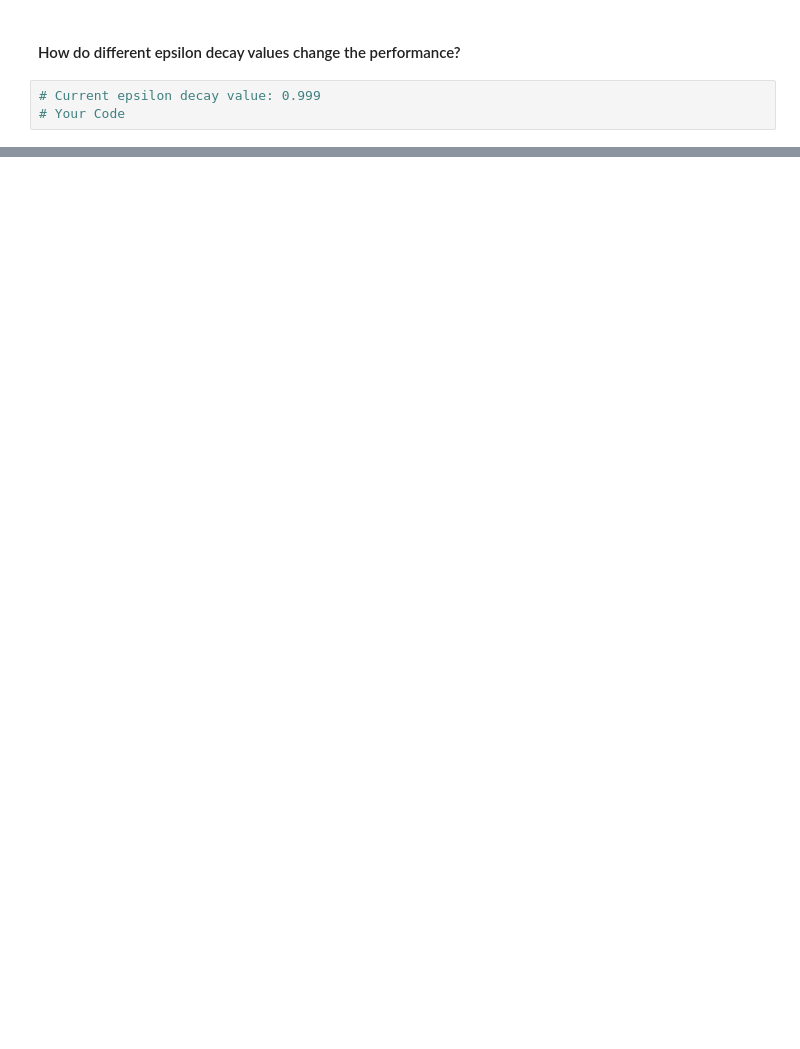
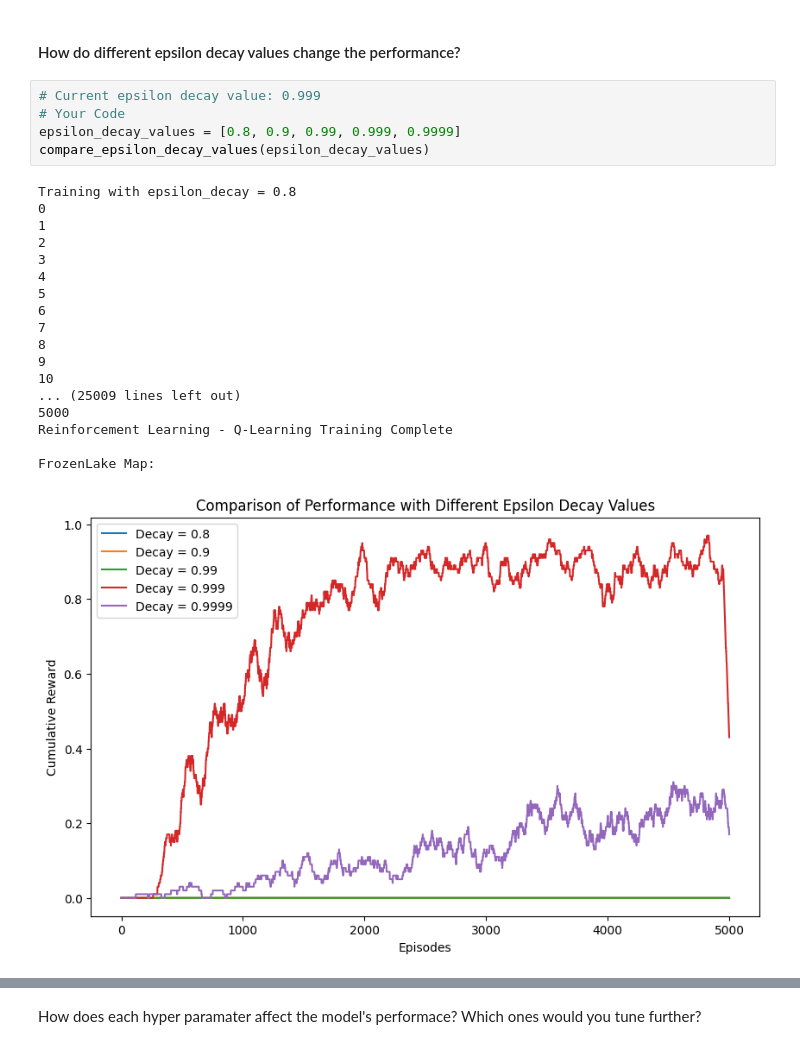
Before and after one commit to aimlworkshop/workshop, a Jupyter notebook: Session1/reinforcement.ipynb, the cells around one changed output, grey strips where cells are left out. Drawn from its saved outputs; the diff is of its cells as text; blank space fills up the shorter version.

```diff
--- a/Session1/reinforcement.ipynb
+++ b/Session1/reinforcement.ipynb
@@ -335,3 +467,24 @@ compare_alpha_values(alpha_values)
 # %%
 # Current epsilon decay value: 0.999
 # Your Code
+epsilon_decay_values = [0.8, 0.9, 0.99, 0.999, 0.9999]
+compare_epsilon_decay_values(epsilon_decay_values)
+# %% [output]
+Training with epsilon_decay = 0.8
+0
+1
+2
+3
+4
+5
+6
+7
+8
+9
+10
+... (25009 lines left out)
+5000
+Reinforcement Learning - Q-Learning Training Complete
+
+FrozenLake Map:
+[figure, added]
@@ -337,0 +492,2 @@ compare_alpha_values(alpha_values)
+# %% [markdown]
+How does each hyper paramater affect the model's performace? Which ones would you tune further?
```
Also changed, not shown: parts of 13 cells of this notebook, 3 other files.
